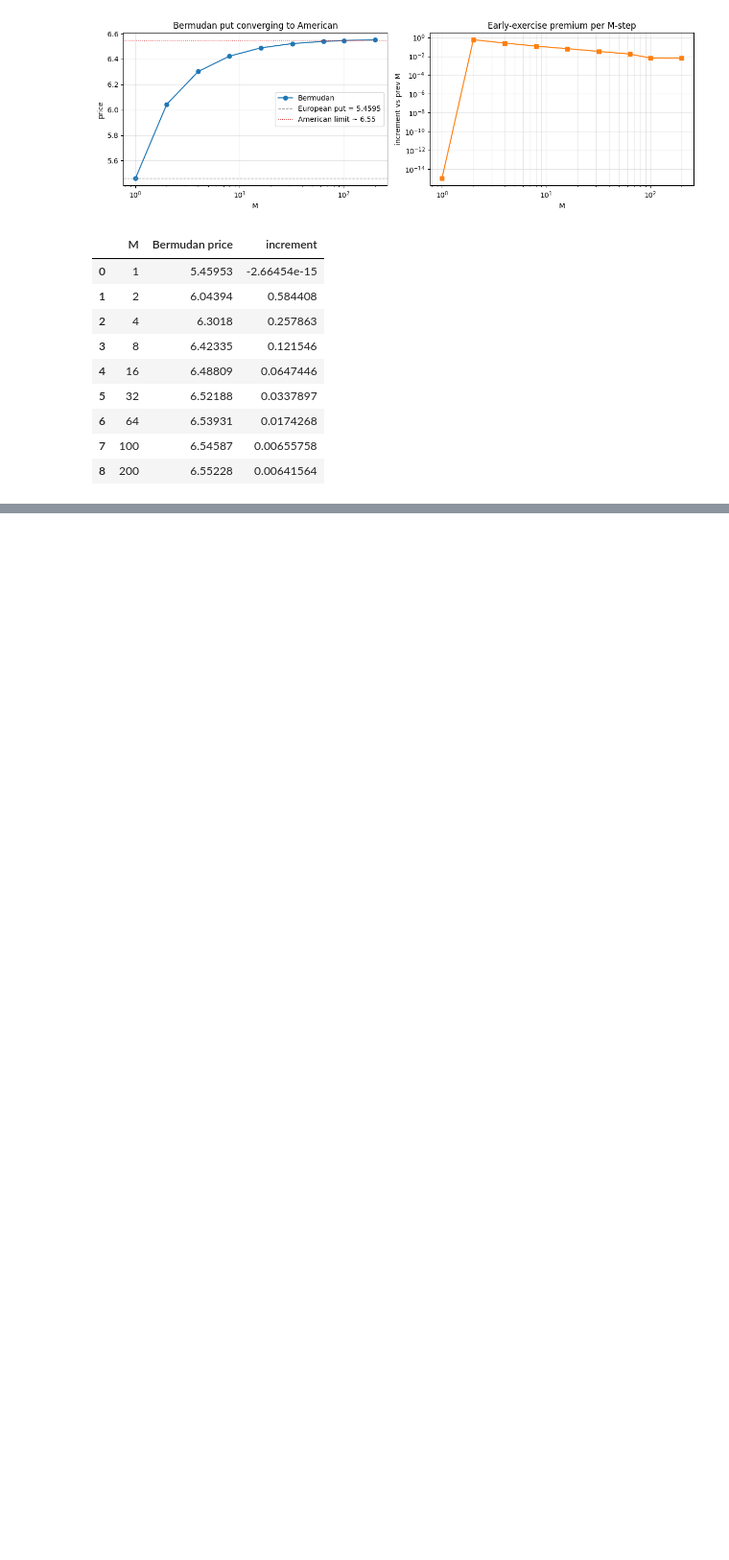
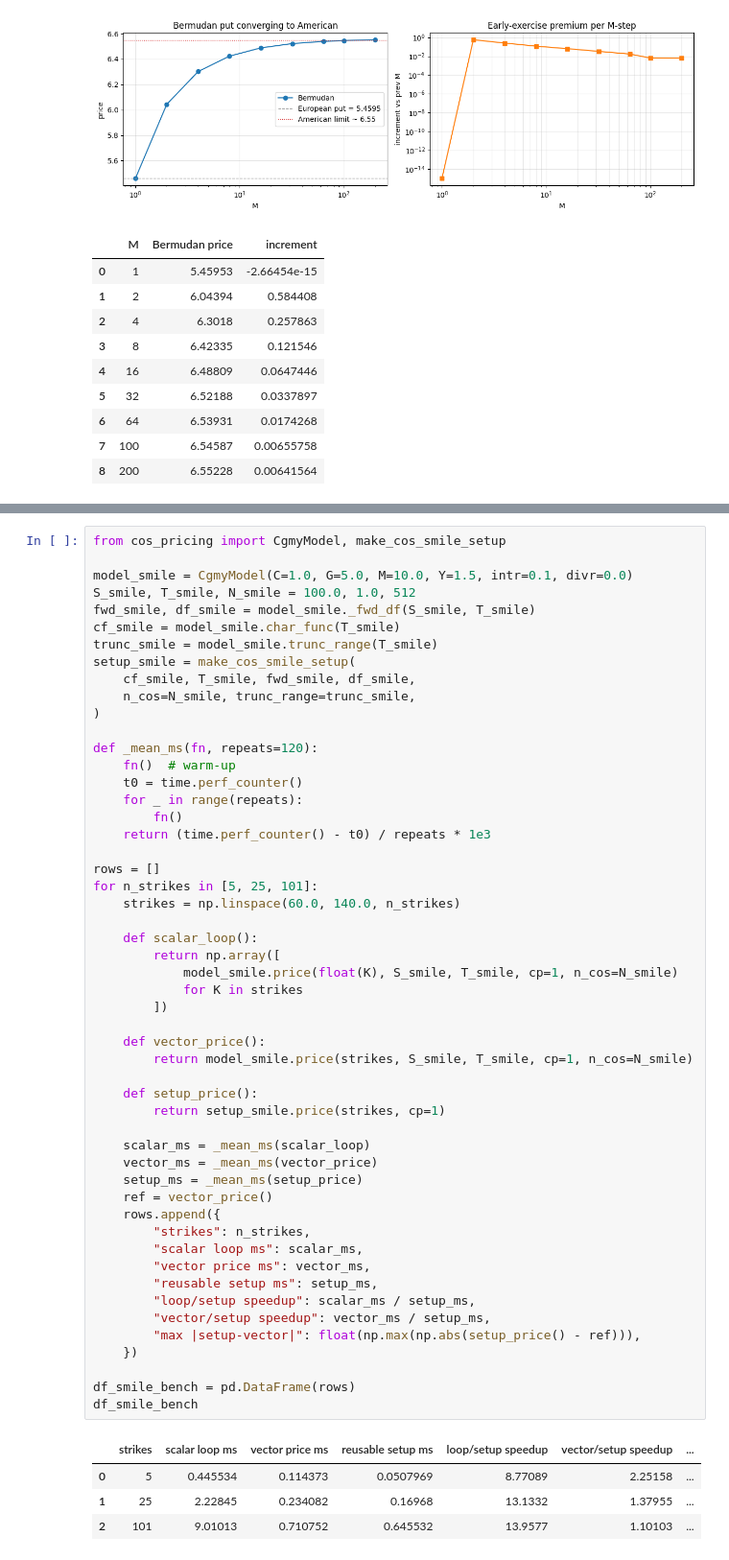
Before and after one commit to ee2625/fourier-cosine-option-pricing, a Jupyter notebook: notebooks/tests.ipynb, the cells around one changed output, grey strips where cells are left out. Shown at 96% size. Drawn from its saved outputs; the diff is of its cells as text; blank space fills up the shorter version.

```diff
--- a/notebooks/tests.ipynb
+++ b/notebooks/tests.ipynb
@@ -1183,0 +1149,57 @@ Closing line: COS is already fast and structurally reliable. The next step is to
+# %%
+from cos_pricing import CgmyModel, make_cos_smile_setup
+
+model_smile = CgmyModel(C=1.0, G=5.0, M=10.0, Y=1.5, intr=0.1, divr=0.0)
+S_smile, T_smile, N_smile = 100.0, 1.0, 512
+fwd_smile, df_smile = model_smile._fwd_df(S_smile, T_smile)
+cf_smile = model_smile.char_func(T_smile)
+trunc_smile = model_smile.trunc_range(T_smile)
+setup_smile = make_cos_smile_setup(
+    cf_smile, T_smile, fwd_smile, df_smile,
+    n_cos=N_smile, trunc_range=trunc_smile,
+)
+
+def _mean_ms(fn, repeats=120):
+    fn()  # warm-up
+    t0 = time.perf_counter()
+    for _ in range(repeats):
+        fn()
+    return (time.perf_counter() - t0) / repeats * 1e3
+
+rows = []
+for n_strikes in [5, 25, 101]:
+    strikes = np.linspace(60.0, 140.0, n_strikes)
+
+    def scalar_loop():
+        return np.array([
+            model_smile.price(float(K), S_smile, T_smile, cp=1, n_cos=N_smile)
+            for K in strikes
+        ])
+
+    def vector_price():
+        return model_smile.price(strikes, S_smile, T_smile, cp=1, n_cos=N_smile)
+
+    def setup_price():
+        return setup_smile.price(strikes, cp=1)
+
+    scalar_ms = _mean_ms(scalar_loop)
+    vector_ms = _mean_ms(vector_price)
+    setup_ms = _mean_ms(setup_price)
+    ref = vector_price()
+    rows.append({
+        "strikes": n_strikes,
+        "scalar loop ms": scalar_ms,
+        "vector price ms": vector_ms,
+        "reusable setup ms": setup_ms,
+        "loop/setup speedup": scalar_ms / setup_ms,
+        "vector/setup speedup": vector_ms / setup_ms,
+        "max |setup-vector|": float(np.max(np.abs(setup_price() - ref))),
+    })
+
+df_smile_bench = pd.DataFrame(rows)
+df_smile_bench
+# %% [output]
+|  | strikes | scalar loop ms | vector price ms | reusable setup ms | loop/setup speedup | vector/setup speedup | ... |
+| 0 | 5 | 0.445534 | 0.114373 | 0.0507969 | 8.77089 | 2.25158 | ... |
+| 1 | 25 | 2.22845 | 0.234082 | 0.16968 | 13.1332 | 1.37955 | ... |
+| 2 | 101 | 9.01013 | 0.710752 | 0.645532 | 13.9577 | 1.10103 | ... |
```
Also changed, not shown: parts of 9 cells of this notebook, 14 other files.
